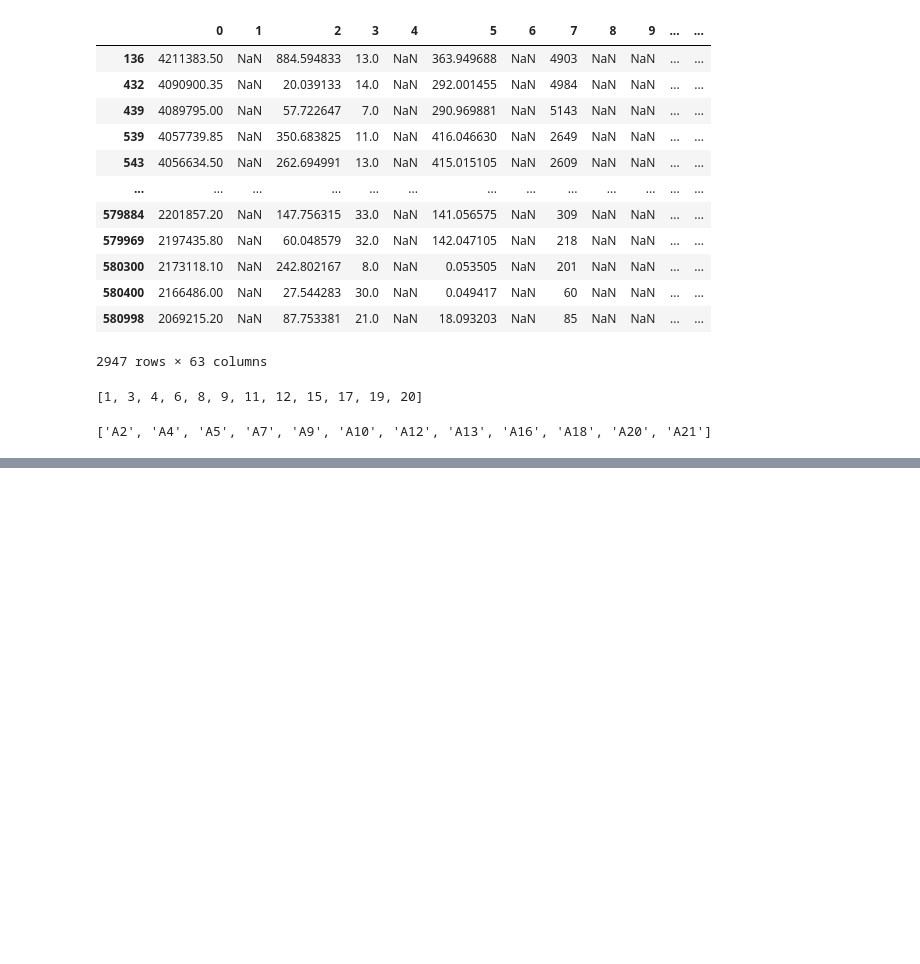
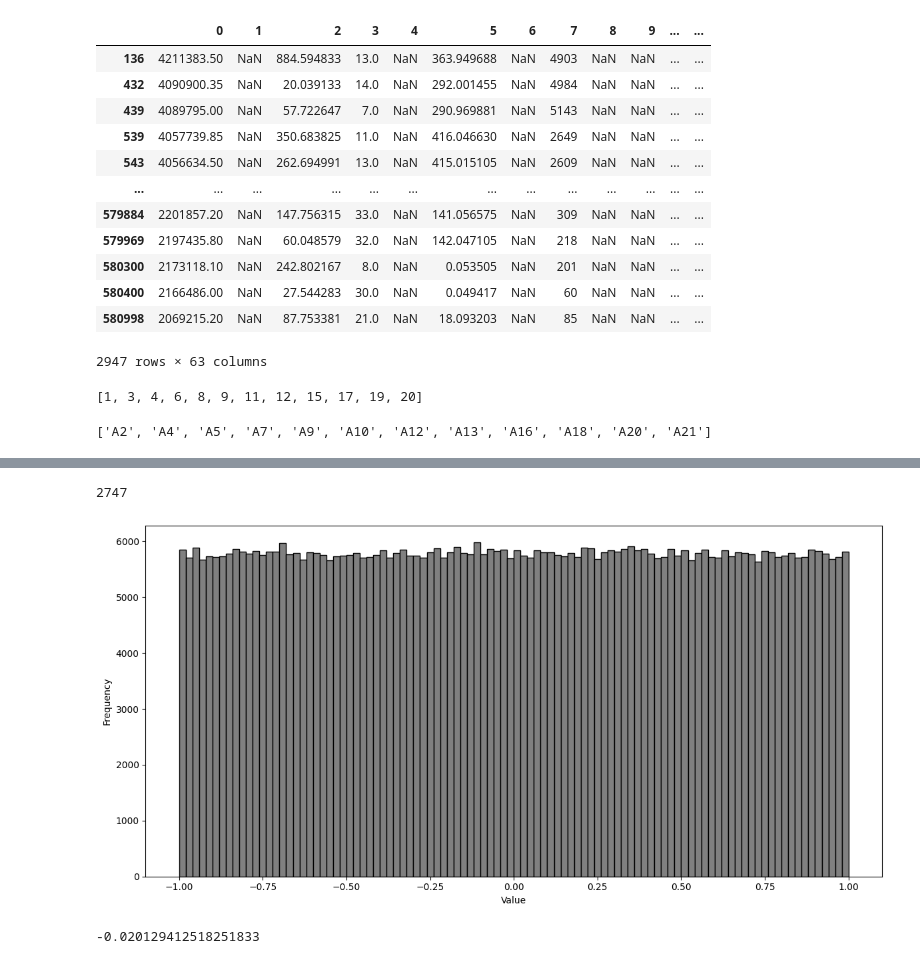
Before and after one commit to Voltzz9/ml441_assignments, a Jupyter notebook: assign1/ml441_assign1_26296918.ipynb, the cells around one changed output, grey strips where cells are left out. Drawn from its saved outputs; the diff is of its cells as text; code cells hidden in the pictures; blank space fills up the shorter version.

```diff
--- a/assign1/ml441_assign1_26296918.ipynb
+++ b/assign1/ml441_assign1_26296918.ipynb
@@ -923,0 +1021,25 @@ plt.show()
+# %%
+# how many target features in class 3
+df_target_class_3 = df[df[62] == 4]
+df_target_class_3_count = df_target_class_3.shape[0]
+df_target_class_3_count
+# %% [output]
+2747
+# %%
+# a7
+
+feature = df.columns[6]
+plt.figure(figsize=(12, 6))
+df[feature].hist(bins=100, edgecolor='black', color='grey')
+plt.xlabel('Value')
+plt.ylabel('Frequency')
+plt.grid(False)
+plt.tight_layout()
+plt.show()
+# %% [output]
+[figure, added]
+# %%
+# a7 correlation with target
+df[62].corr(df[4])
+# %% [output]
+-0.020129412518251833
```
Also changed, not shown: parts of 10 cells of this notebook, 15 other files.
